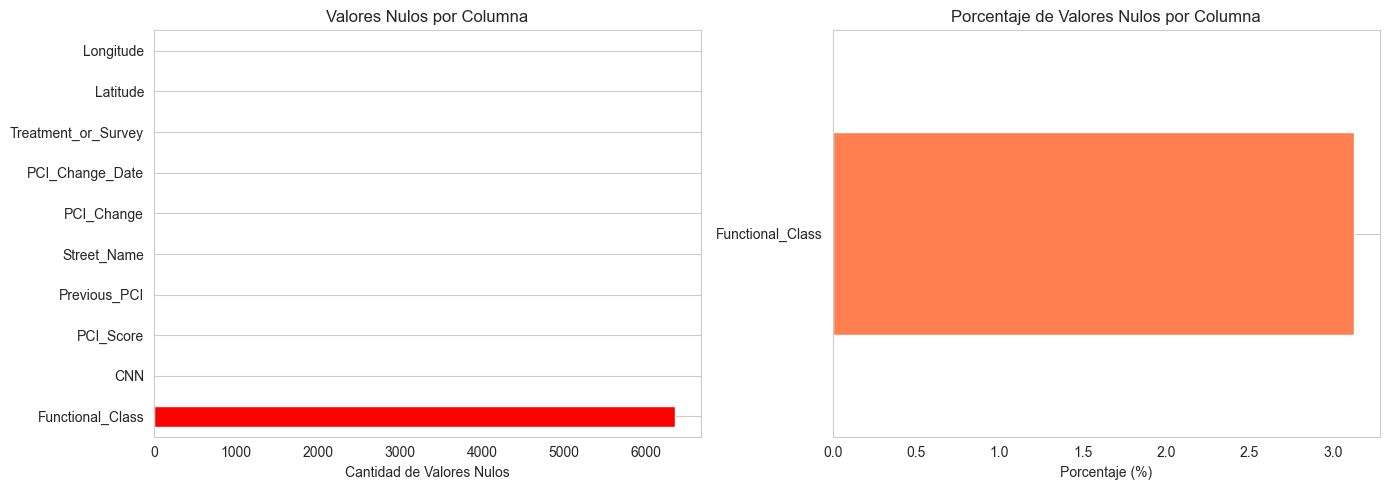
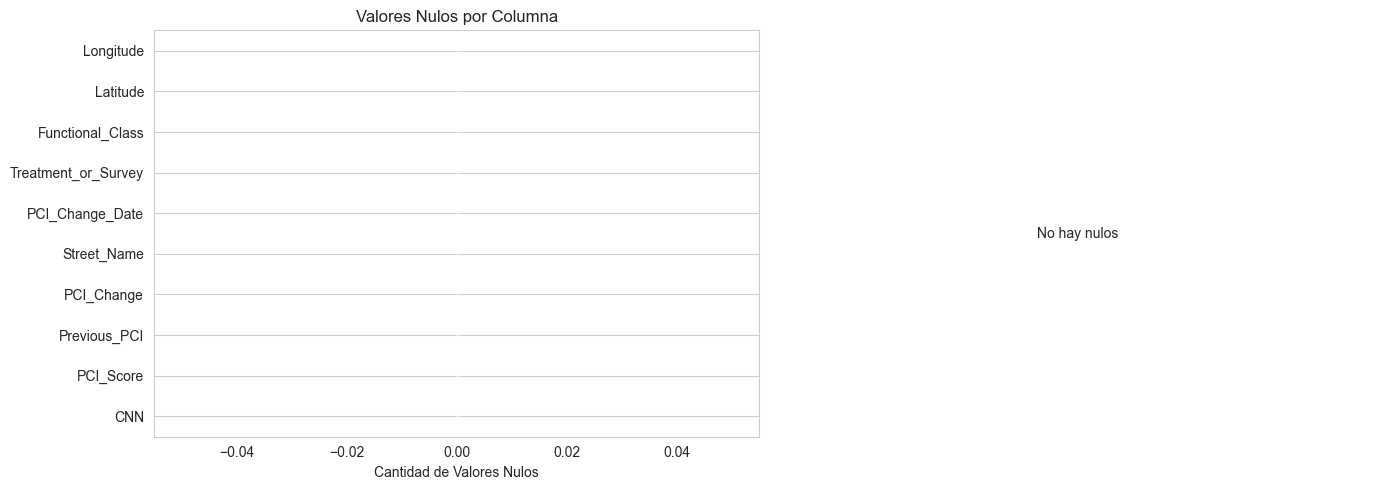
The change to this notebook cell's code, shown as a diff; its figure went from the first image to the second:
--- before
+++ after
@@ -8,8 +8,13 @@
 
 null_pct = (df.isnull().sum() / len(df) * 100).sort_values(ascending=False)
-null_pct[null_pct > 0].plot(kind='barh', ax=axes[1], color='coral')
-axes[1].set_title('Porcentaje de Valores Nulos por Columna')
-axes[1].set_xlabel('Porcentaje (%)')
-axes[1].grid(axis='x')
+null_pct_nonzero = null_pct[null_pct > 0]
+if not null_pct_nonzero.empty:
+    null_pct_nonzero.plot(kind='barh', ax=axes[1], color='coral')
+    axes[1].set_title('Porcentaje de Valores Nulos por Columna')
+    axes[1].set_xlabel('Porcentaje (%)')
+    axes[1].grid(axis='x')
+else:
+    axes[1].text(0.5, 0.5, 'No hay nulos', ha='center', va='center')
+    axes[1].set_axis_off()
 plt.tight_layout()
 plt.show()

Commit: finalizado tratamiento datos PCI Historico